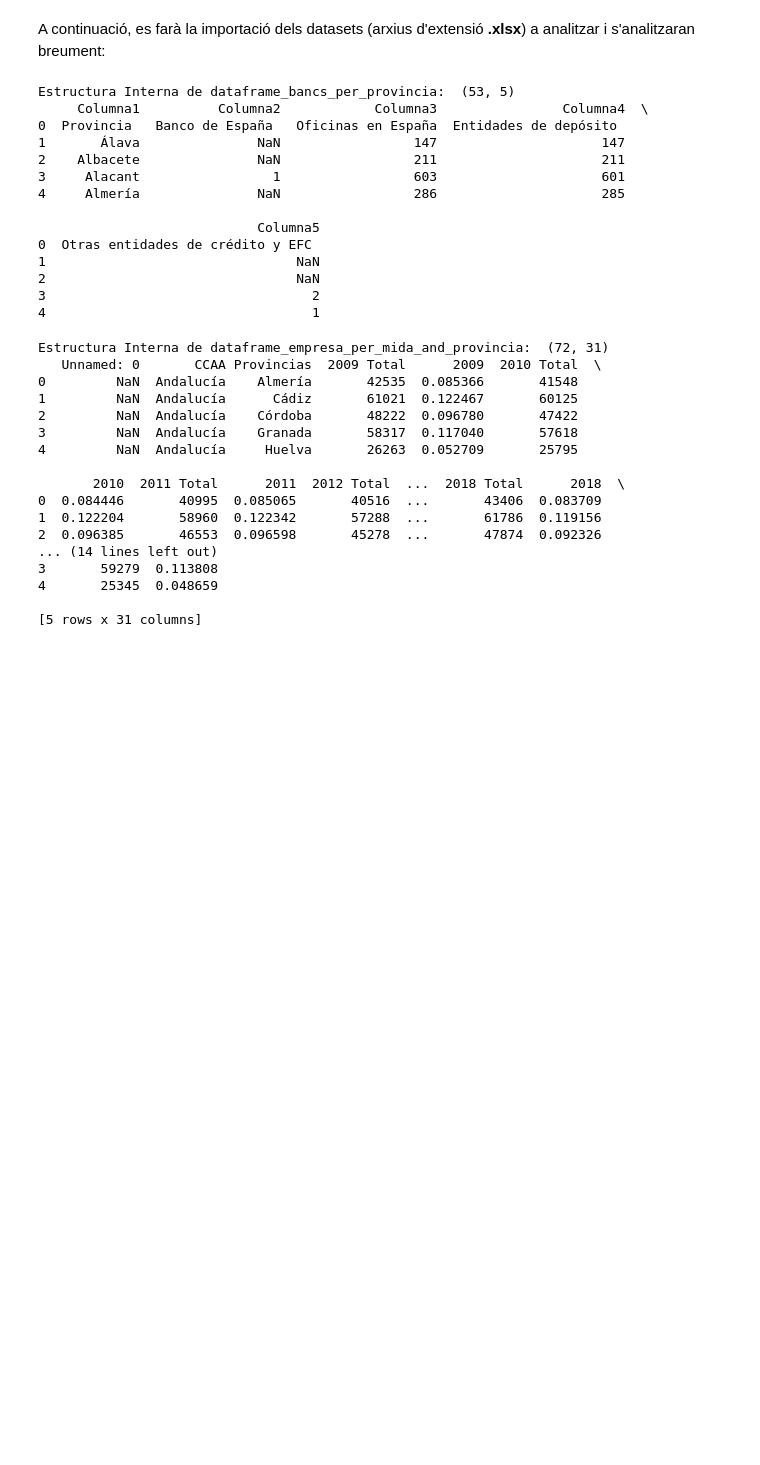
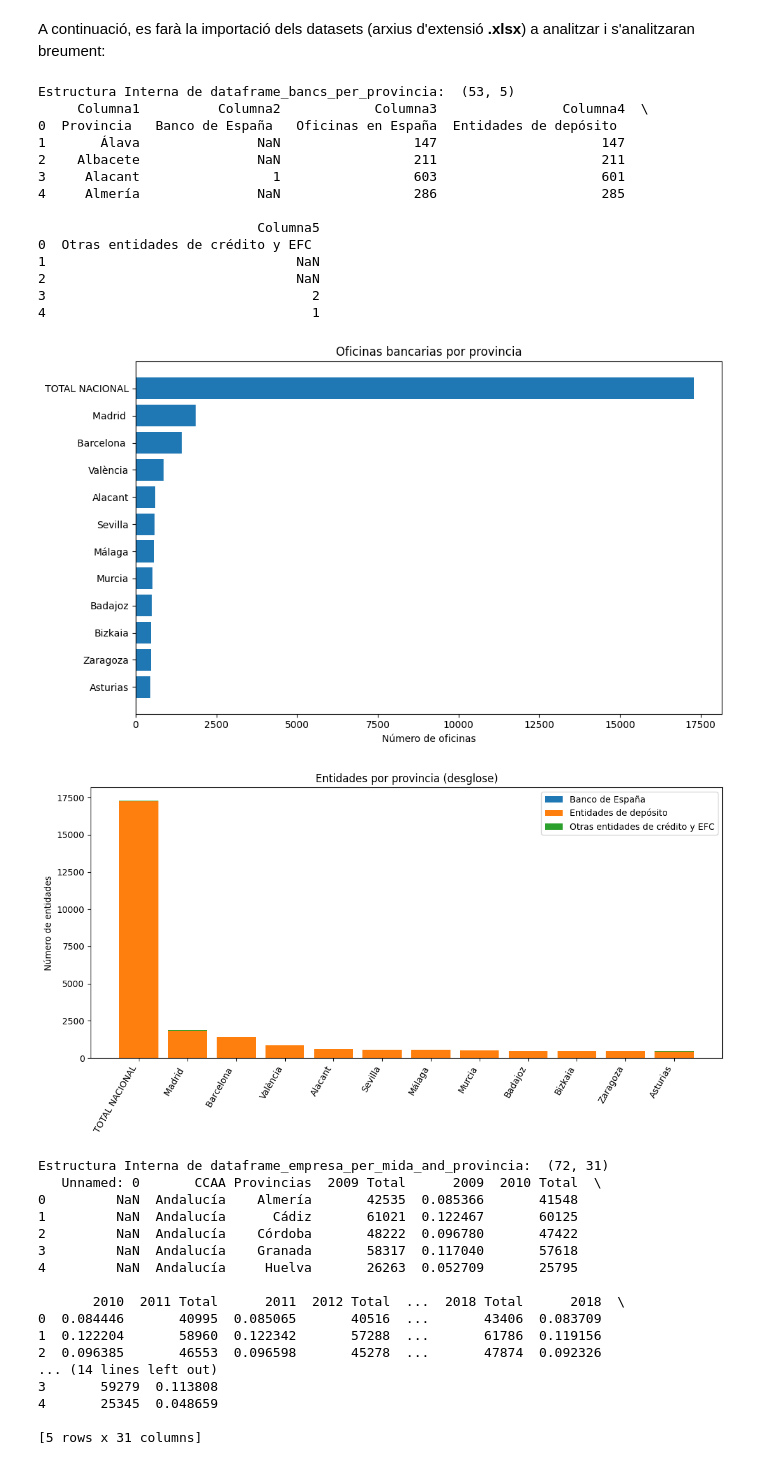
Before and after one commit to arnaumunozbarrera/Hackaton-UAB-2025, a Jupyter notebook: Informe Final.ipynb, the cells around one changed output. Cells and saved outputs as stored; diff of their text form; code cells hidden in the pictures; blank space fills up the shorter version.

```diff
--- a/Informe Final.ipynb
+++ b/Informe Final.ipynb
@@ -67,24 +67,91 @@ A continuació, es farà la importació dels datasets (arxius d'extensió **.xls
 # %%
 dataframe_bancs_per_provincia = pd.read_excel('data/Bancs per provincia.xlsx', sheet_name=0, header=0, engine='openpyxl')
 print("Estructura Interna de dataframe_bancs_per_provincia: ", dataframe_bancs_per_provincia.shape)
 
 # View complete dataframe with print(dataframe_bancs_per_provincia)
 print(dataframe_bancs_per_provincia.head(5))
+
+dfb = dataframe_bancs_per_provincia.copy()
+
+# 1) Si el Excel se leyó con cabecera "Columna1..", usar la 1ª fila como header real
+if any(str(c).lower().startswith('columna') for c in dfb.columns):
+    dfb.columns = dfb.iloc[0].tolist()
+    dfb = dfb.iloc[1:].reset_index(drop=True)
+
+# 2) Normalizar nombres de columnas
+dfb.columns = [str(c).strip() for c in dfb.columns]
+
+# Nombres esperados según tu captura
+name_col = 'Provincia'
+cols_val = [
+    'Banco de España',
+    'Oficinas en España',
+    'Entidades de depósito',
+    'Otras entidades de crédito y EFC'
+]
+
+# Asegurar numéricos (NaN -> 0)
+for c in cols_val:
+    if c in dfb.columns:
+        dfb[c] = pd.to_numeric(dfb[c], errors='coerce').fillna(0)
+
+# 3) Permitir columna de selección si existe
+posibles_sel = ['Seleccion','Selección','SELECCION','SELECCIÓN','Plot','PLOT','Marcar','Include','Selected']
+sel_col = next((c for c in dfb.columns if str(c).strip() in posibles_sel), None)
+
+if sel_col is not None:
+    def _to_bool(v):
+        s = str(v).strip().lower()
+        return (v is True) or (s in ('1','si','sí','true','x','y','yes'))
+    dfb_plot = dfb[dfb[sel_col].apply(_to_bool)].copy()
+else:
+    # Si no hay selección, coger las 12 con más oficinas
+    if 'Oficinas en España' in dfb.columns:
+        dfb_plot = dfb.sort_values('Oficinas en España', ascending=False).head(12).copy()
+    else:
+        dfb_plot = dfb.copy()
+
+# 4A) Gráfico de Oficinas por provincia (top N)
+if 'Oficinas en España' in dfb_plot.columns:
+    plt.figure(figsize=(10,6))
+    plt.barh(dfb_plot[name_col], dfb_plot['Oficinas en España'])
+    plt.gca().invert_yaxis()
+    plt.title('Oficinas bancarias por provincia')
+    plt.xlabel('Número de oficinas')
+    plt.tight_layout()
+    plt.show()
+
+# 4B) Gráfico apilado por tipo de entidad
+presentes = [c for c in ['Banco de España','Entidades de depósito','Otras entidades de crédito y EFC'] if c in dfb_plot.columns]
+if presentes:
+    plt.figure(figsize=(11,6))
+    bottom = np.zeros(len(dfb_plot))
+    for c in presentes:
+        plt.bar(dfb_plot[name_col], dfb_plot[c], bottom=bottom, label=c)
+        bottom += dfb_plot[c].values
+    plt.xticks(rotation=60, ha='right')
+    plt.title('Entidades por provincia (desglose)')
+    plt.ylabel('Número de entidades')
+    plt.legend()
+    plt.tight_layout()
+    plt.show()
 # %% [output]
 Estructura Interna de dataframe_bancs_per_provincia:  (53, 5)
      Columna1          Columna2            Columna3                Columna4  \
 0  Provincia   Banco de España   Oficinas en España  Entidades de depósito
 1       Álava               NaN                 147                     147
 2    Albacete               NaN                 211                     211
 3     Alacant                 1                 603                     601
 4     Almería               NaN                 286                     285
 
                             Columna5
 0  Otras entidades de crédito y EFC
 1                                NaN
 2                                NaN
 3                                  2
 4                                  1
+[figure, added]
+[figure, added]
 # %%
 dataframe_empresa_per_mida_and_provincia = pd.read_excel('data/Empresa per mida y provincia 2008-2022.xlsx', sheet_name=0, header=0, engine='openpyxl')
 print("Estructura Interna de dataframe_empresa_per_mida_and_provincia: ", dataframe_empresa_per_mida_and_provincia.shape)
```
Also changed, not shown: parts of 1 cell of this notebook, 1 other file.
